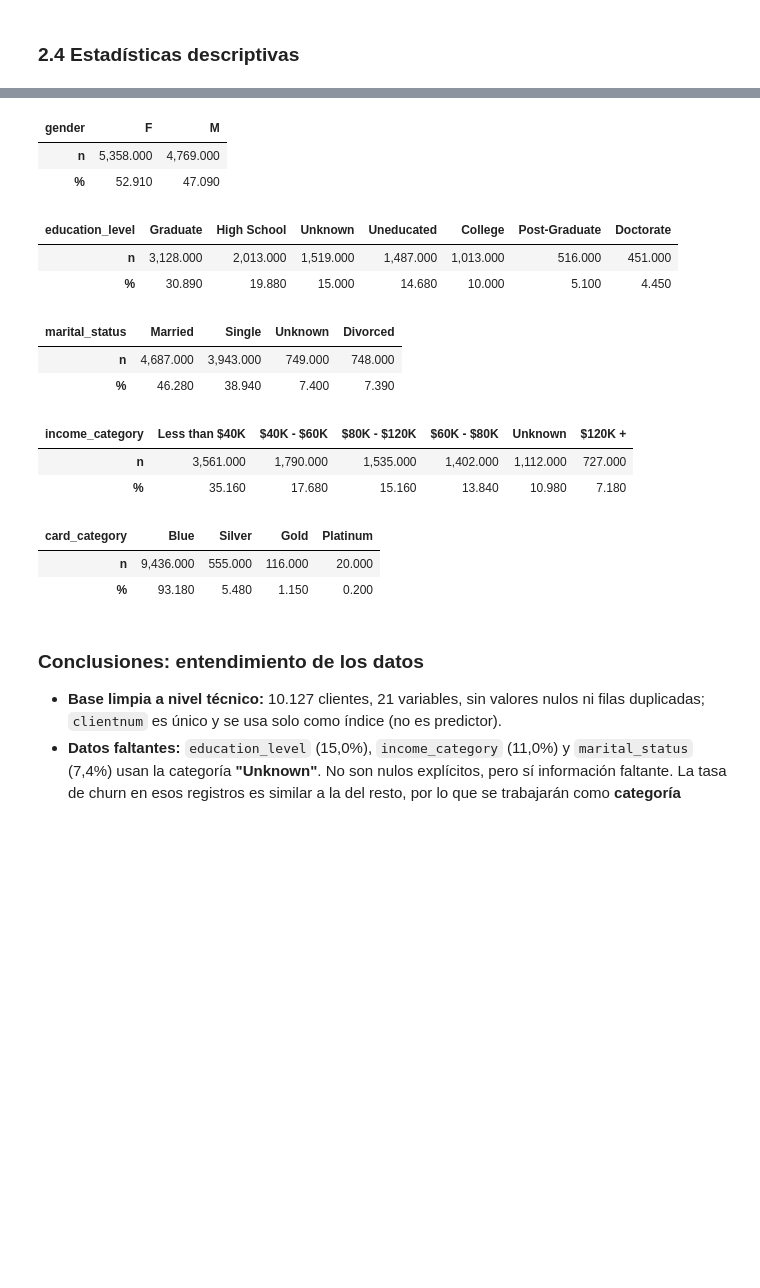
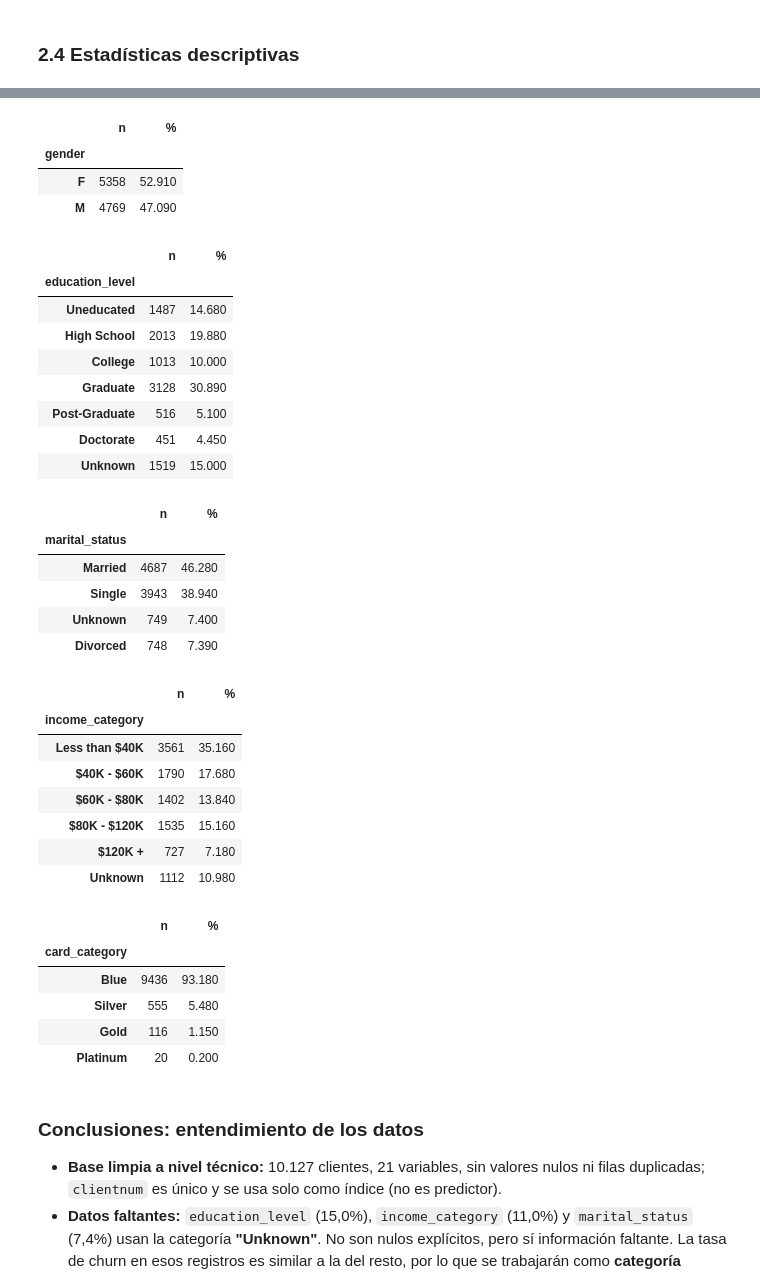
Before and after one commit to crissebasbol/bank_churn_prediction, a Jupyter notebook: notebooks/churn_analysis.ipynb, the cells around one changed output, grey strips where cells are left out. Drawn from its saved outputs; the diff is of its cells as text; code cells hidden in the pictures; blank space fills up the shorter version.

```diff
--- a/notebooks/churn_analysis.ipynb
+++ b/notebooks/churn_analysis.ipynb
@@ -130,24 +140,42 @@ df[cfg.NUMERIC_COLS].describe().T
 | total_ct_chng_q4_q1 | 10,127.000 | 0.712 | 0.238 | 0.000 | 0.582 | 0.702 | 0.818 | 3.714 |
 | avg_utilization_ratio | 10,127.000 | 0.275 | 0.276 | 0.000 | 0.023 | 0.176 | 0.503 | 0.999 |
 # %%
-for col in cfg.CATEGORICAL_COLS:
-    display(df[col].value_counts().to_frame("n").assign(**{"%": lambda t: (100 * t["n"] / t["n"].sum()).round(2)}).T)
+  for col in cfg.CATEGORICAL_COLS:
+    display(quality.categorical_frequencies(df, col))
 # %% [output]
-| gender | F | M |
-| n | 5,358.000 | 4,769.000 |
-| % | 52.910 | 47.090 |
+|  | n | % |
+| gender |  |  |
+| F | 5358 | 52.910 |
+| M | 4769 | 47.090 |
-| education_level | Graduate | High School | Unknown | Uneducated | College | Post-Graduate | Doctorate |
-| n | 3,128.000 | 2,013.000 | 1,519.000 | 1,487.000 | 1,013.000 | 516.000 | 451.000 |
-| % | 30.890 | 19.880 | 15.000 | 14.680 | 10.000 | 5.100 | 4.450 |
+|  | n | % |
+| education_level |  |  |
+| Uneducated | 1487 | 14.680 |
+| High School | 2013 | 19.880 |
+| College | 1013 | 10.000 |
+| Graduate | 3128 | 30.890 |
+| Post-Graduate | 516 | 5.100 |
+| Doctorate | 451 | 4.450 |
+| Unknown | 1519 | 15.000 |
-| marital_status | Married | Single | Unknown | Divorced |
-| n | 4,687.000 | 3,943.000 | 749.000 | 748.000 |
-| % | 46.280 | 38.940 | 7.400 | 7.390 |
+|  | n | % |
+| marital_status |  |  |
+| Married | 4687 | 46.280 |
+| Single | 3943 | 38.940 |
+| Unknown | 749 | 7.400 |
+| Divorced | 748 | 7.390 |
-| income_category | Less than $40K | $40K - $60K | $80K - $120K | $60K - $80K | Unknown | $120K + |
-| n | 3,561.000 | 1,790.000 | 1,535.000 | 1,402.000 | 1,112.000 | 727.000 |
-| % | 35.160 | 17.680 | 15.160 | 13.840 | 10.980 | 7.180 |
+|  | n | % |
+| income_category |  |  |
+| Less than $40K | 3561 | 35.160 |
+| $40K - $60K | 1790 | 17.680 |
+| $60K - $80K | 1402 | 13.840 |
+| $80K - $120K | 1535 | 15.160 |
+| $120K + | 727 | 7.180 |
+| Unknown | 1112 | 10.980 |
-| card_category | Blue | Silver | Gold | Platinum |
-| n | 9,436.000 | 555.000 | 116.000 | 20.000 |
-| % | 93.180 | 5.480 | 1.150 | 0.200 |
+|  | n | % |
+| card_category |  |  |
+| Blue | 9436 | 93.180 |
+| Silver | 555 | 5.480 |
+| Gold | 116 | 1.150 |
+| Platinum | 20 | 0.200 |
 # %% [markdown]
 ### Conclusiones: entendimiento de los datos
 
```
Also changed, not shown: parts of 23 cells of this notebook, 5 other files.
